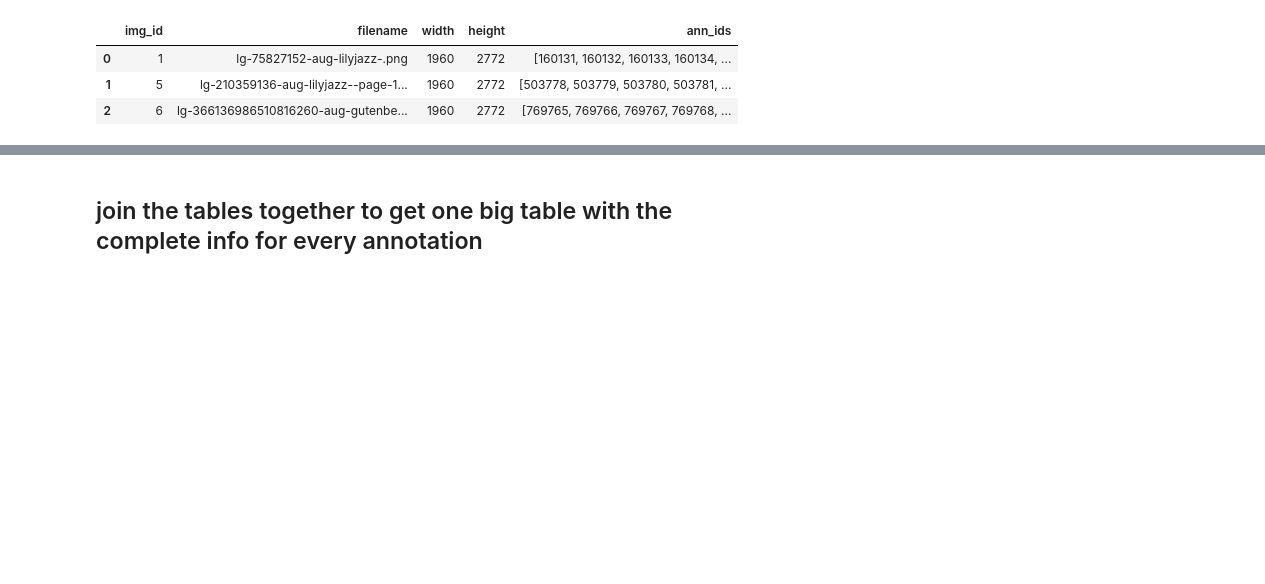
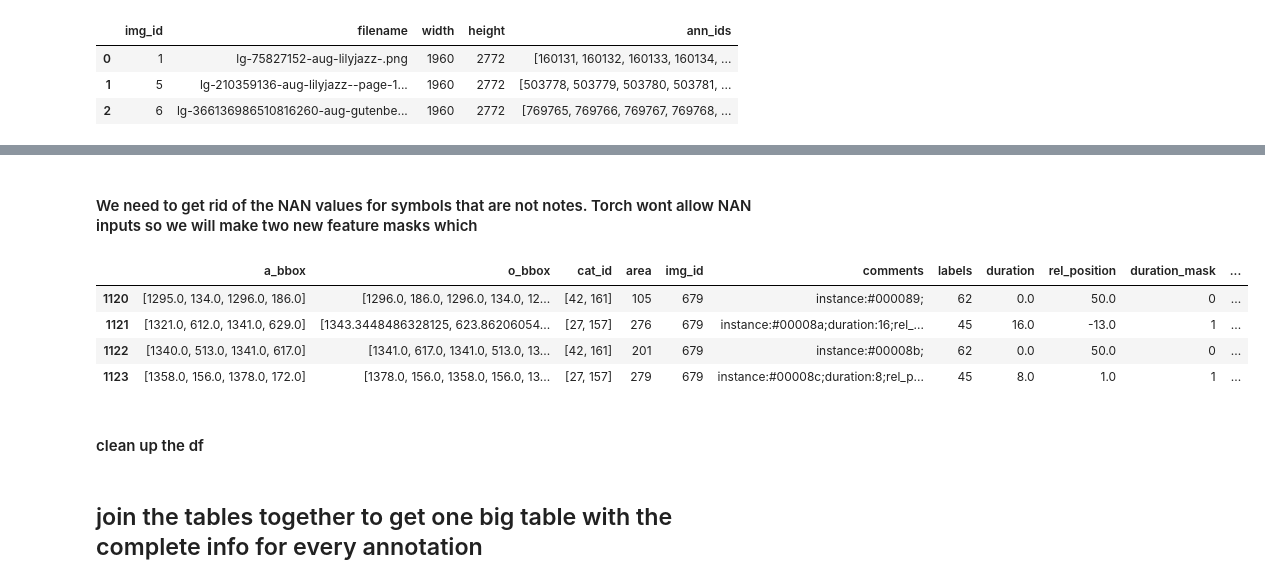
Before and after one commit to dmgonzalez8/OMR, a Jupyter notebook: torch setup and feature engineering.ipynb, the cells around one changed output, grey strips where cells are left out. Saved outputs shown, nothing was run; the diff lists cells and outputs as text; code cells hidden in the pictures; blank space fills up the shorter version.

```diff
--- a/torch setup.ipynb
+++ b/torch setup and feature engineering.ipynb
@@ -66,0 +78,23 @@ test_images.head(3)
+# %%
+# remap the class labels
+class_mapping = dict(zip(raw_labels['old_id'].astype(str), raw_labels['label']))
+
+# Define a function to replace each cat_id list with corresponding class names
+def map_cat_ids_to_classes(cat_ids):
+    return [class_mapping.get(str(cat_id)) for cat_id in cat_ids]
+
+def clean_labels(label_list):
+    # Use a set comprehension to remove duplicates and filter out None values
+    return list({label for label in label_list if label is not None})
+
+def select_highest_precedence(label_list):
+    return max(label_list)
+
+# Apply this function to the cat_id column in train and test obboxs DataFrames
+train_obboxs['label'] = train_obboxs['cat_id'].apply(map_cat_ids_to_classes)
+test_obboxs['label'] = test_obboxs['cat_id'].apply(map_cat_ids_to_classes)
+train_obboxs['label'] = train_obboxs['labels'].apply(clean_labels)
+test_obboxs['label'] = test_obboxs['labels'].apply(clean_labels)
+train_obboxs['label'] = train_obboxs['labels'].apply(select_highest_precedence)
+test_obboxs['label'] = test_obboxs['labels'].apply(select_highest_precedence)
+train_obboxs.head()
@@ -118,0 +127,27 @@ test_obboxs.iloc[100:104]
+# %% [markdown]
+#### We need to get rid of the NAN values for symbols that are not notes. Torch wont allow NAN inputs so we will make two new feature masks which
+# %%
+# create a mask for the duration to mark where the duration is relevent
+train_obboxs['duration_mask'] = train_obboxs['duration'].notna().astype(int)
+test_obboxs['duration_mask'] = test_obboxs['duration'].notna().astype(int)
+# set items with no duration to 0
+# we may need to reapproach this with another method
+train_obboxs['duration'] = train_obboxs['duration'].replace(np.nan,0)
+test_obboxs['duration'] = test_obboxs['duration'].replace(np.nan,0)
+
+# create a mask for the rel_position to mark where the rel_position is relevent
+train_obboxs['rel_position_mask'] = train_obboxs['rel_position'].notna().astype(int)
+test_obboxs['rel_position_mask'] = test_obboxs['rel_position'].notna().astype(int)
+# set items with no rel_position to 50 (nothing has a position this high)
+# we may need to reapproach this with a KNN inference
+train_obboxs['rel_position'] = train_obboxs['rel_position'].replace(np.nan,50)
+test_obboxs['rel_position'] = test_obboxs['rel_position'].replace(np.nan,50)
+train_obboxs.iloc[100:104]
+# %% [output]
+|  | a_bbox | o_bbox | cat_id | area | img_id | comments | labels | duration | rel_position | duration_mask | ... |
+| 1120 | [1295.0, 134.0, 1296.0, 186.0] | [1296.0, 186.0, 1296.0, 134.0, 12... | [42, 161] | 105 | 679 | instance:#000089; | 62 | 0.0 | 50.0 | 0 | ... |
+| 1121 | [1321.0, 612.0, 1341.0, 629.0] | [1343.3448486328125, 623.86206054... | [27, 157] | 276 | 679 | instance:#00008a;duration:16;rel_... | 45 | 16.0 | -13.0 | 1 | ... |
+| 1122 | [1340.0, 513.0, 1341.0, 617.0] | [1341.0, 617.0, 1341.0, 513.0, 13... | [42, 161] | 201 | 679 | instance:#00008b; | 62 | 0.0 | 50.0 | 0 | ... |
+| 1123 | [1358.0, 156.0, 1378.0, 172.0] | [1378.0, 156.0, 1358.0, 156.0, 13... | [27, 157] | 279 | 679 | instance:#00008c;duration:8;rel_p... | 45 | 8.0 | 1.0 | 1 | ... |
+# %% [markdown]
+#### clean up the df
```
Also changed, not shown: parts of 8 cells of this notebook.
